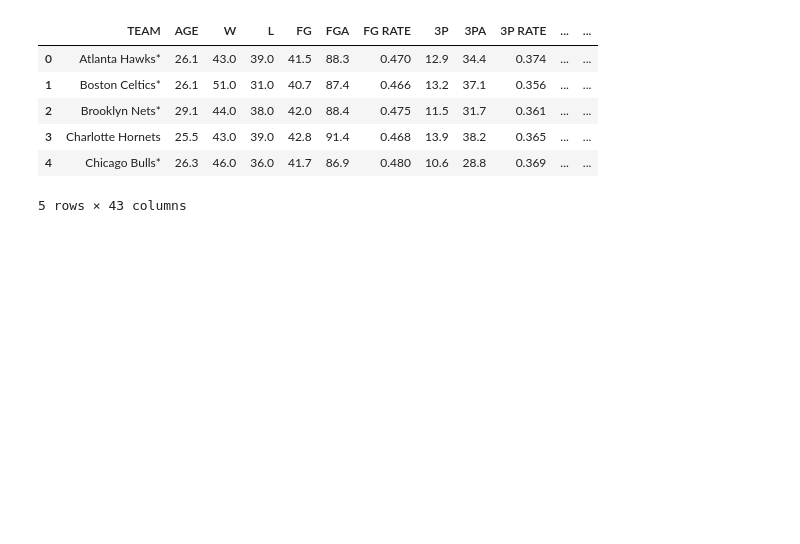
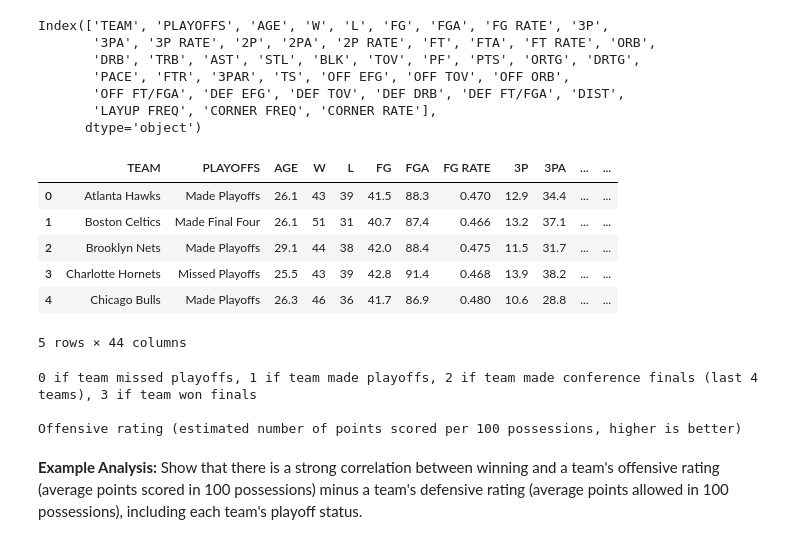
Before and after one commit to Kc1227/Math-42-Final-Project, a Jupyter notebook: EDA.ipynb, the cells around one changed output. Cells and saved outputs as stored; diff of their text form; code cells hidden in the pictures; blank space fills up the shorter version.

```diff
--- a/EDA.ipynb
+++ b/EDA.ipynb
@@ -5,11 +8,40 @@ import pandas as pd
 # %%
-df = pd.read_excel("nba_2021_22.xlsx")
-df.head()
+stats_df = pd.read_excel("nba_2021_22.xlsx")
+
+# List of all statistics in the dataset
+print(stats_df.columns)
+
+stats_df.head()
 # %% [output]
+Index(['TEAM', 'PLAYOFFS', 'AGE', 'W', 'L', 'FG', 'FGA', 'FG RATE', '3P',
+       '3PA', '3P RATE', '2P', '2PA', '2P RATE', 'FT', 'FTA', 'FT RATE', 'ORB',
+       'DRB', 'TRB', 'AST', 'STL', 'BLK', 'TOV', 'PF', 'PTS', 'ORTG', 'DRTG',
+       'PACE', 'FTR', '3PAR', 'TS', 'OFF EFG', 'OFF TOV', 'OFF ORB',
+       'OFF FT/FGA', 'DEF EFG', 'DEF TOV', 'DEF DRB', 'DEF FT/FGA', 'DIST',
+       'LAYUP FREQ', 'CORNER FREQ', 'CORNER RATE'],
+      dtype='object')
-|  | TEAM | AGE | W | L | FG | FGA | FG RATE | 3P | 3PA | 3P RATE | ... | ... |
-| 0 | Atlanta Hawks* | 26.1 | 43.0 | 39.0 | 41.5 | 88.3 | 0.470 | 12.9 | 34.4 | 0.374 | ... | ... |
-| 1 | Boston Celtics* | 26.1 | 51.0 | 31.0 | 40.7 | 87.4 | 0.466 | 13.2 | 37.1 | 0.356 | ... | ... |
-| 2 | Brooklyn Nets* | 29.1 | 44.0 | 38.0 | 42.0 | 88.4 | 0.475 | 11.5 | 31.7 | 0.361 | ... | ... |
-| 3 | Charlotte Hornets | 25.5 | 43.0 | 39.0 | 42.8 | 91.4 | 0.468 | 13.9 | 38.2 | 0.365 | ... | ... |
-| 4 | Chicago Bulls* | 26.3 | 46.0 | 36.0 | 41.7 | 86.9 | 0.480 | 10.6 | 28.8 | 0.369 | ... | ... |
+|  | TEAM | PLAYOFFS | AGE | W | L | FG | FGA | FG RATE | 3P | 3PA | ... | ... |
+| 0 | Atlanta Hawks | Made Playoffs | 26.1 | 43 | 39 | 41.5 | 88.3 | 0.470 | 12.9 | 34.4 | ... | ... |
+| 1 | Boston Celtics | Made Final Four | 26.1 | 51 | 31 | 40.7 | 87.4 | 0.466 | 13.2 | 37.1 | ... | ... |
+| 2 | Brooklyn Nets | Made Playoffs | 29.1 | 44 | 38 | 42.0 | 88.4 | 0.475 | 11.5 | 31.7 | ... | ... |
+| 3 | Charlotte Hornets | Missed Playoffs | 25.5 | 43 | 39 | 42.8 | 91.4 | 0.468 | 13.9 | 38.2 | ... | ... |
+| 4 | Chicago Bulls | Made Playoffs | 26.3 | 46 | 36 | 41.7 | 86.9 | 0.480 | 10.6 | 28.8 | ... | ... |
-5 rows × 43 columns
+5 rows × 44 columns
+# %%
+# To see what a stat means, use the following dictionary:
+
+df = pd.read_excel("Statistic Descriptions.xlsx")
+
+stats_descriptions = df.set_index("Statistic").to_dict()['Description']
+
+# Example: what does the "playoffs" stat mean
+print(stats_descriptions['PLAYOFFS'] + '\n')
+
+# Example: what does the "ORTG" stat mean
+print(stats_descriptions['ORTG'])
+# %% [output]
+0 if team missed playoffs, 1 if team made playoffs, 2 if team made conference finals (last 4 teams), 3 if team won finals
+
+Offensive rating (estimated number of points scored per 100 possessions, higher is better)
+# %% [markdown]
+**Example Analysis:** Show that there is a strong correlation between winning and a team's offensive rating (average points scored in 100 possessions) minus a team's defensive rating (average points allowed in 100 possessions), including each team's playoff status.
```
Also changed, not shown: parts of 5 cells of this notebook, 3 other files.
